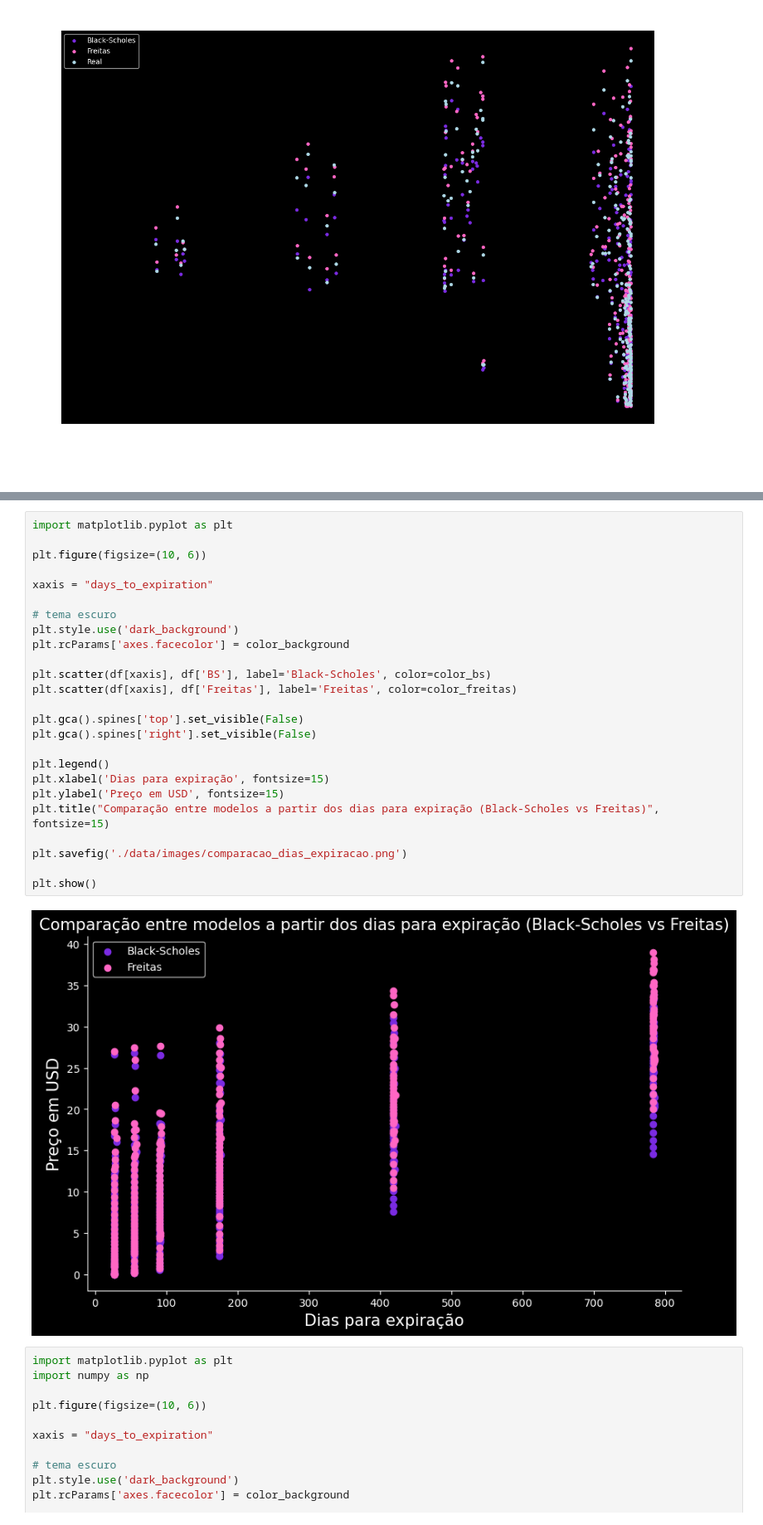
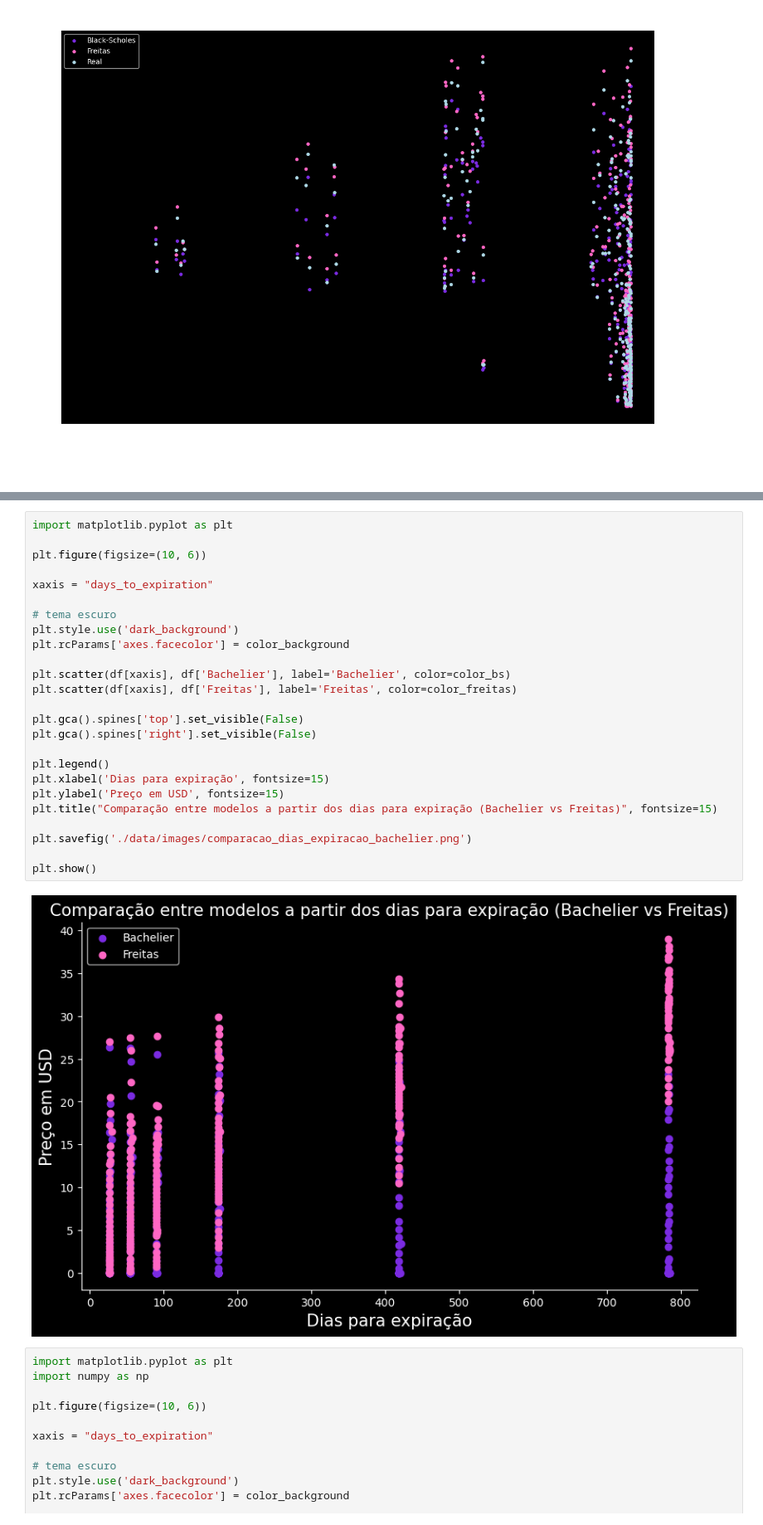
Before and after one commit to GvFreitas1/Precificacao-de-Opcoes, a Jupyter notebook: backtesting.ipynb, the cells around one changed output, grey strips where cells are left out. Shown at 83% size. Cells and saved outputs as stored; diff of their text form.

```diff
--- a/backtesting.ipynb
+++ b/backtesting.ipynb
@@ -140,30 +128,30 @@ plt.show()
 # %%
 import matplotlib.pyplot as plt
 
 plt.figure(figsize=(10, 6))
 
 xaxis = "days_to_expiration"
 
 # tema escuro
 plt.style.use('dark_background')
 plt.rcParams['axes.facecolor'] = color_background
 
-plt.scatter(df[xaxis], df['BS'], label='Black-Scholes', color=color_bs)
+plt.scatter(df[xaxis], df['Bachelier'], label='Bachelier', color=color_bs)
 plt.scatter(df[xaxis], df['Freitas'], label='Freitas', color=color_freitas)
 
 plt.gca().spines['top'].set_visible(False)
 plt.gca().spines['right'].set_visible(False)
 
 plt.legend()
 plt.xlabel('Dias para expiração', fontsize=15)
 plt.ylabel('Preço em USD', fontsize=15)
-plt.title("Comparação entre modelos a partir dos dias para expiração (Black-Scholes vs Freitas)", fontsize=15)
+plt.title("Comparação entre modelos a partir dos dias para expiração (Bachelier vs Freitas)", fontsize=15)
 
-plt.savefig('./data/images/comparacao_dias_expiracao.png')
+plt.savefig('./data/images/comparacao_dias_expiracao_bachelier.png')
 
 plt.show()
 # %% [output]
-[figure, old version]
+[figure, new version]
 # %%
 import matplotlib.pyplot as plt
 import numpy as np
```
Also changed, not shown: parts of 5 cells of this notebook, 7 other files.
